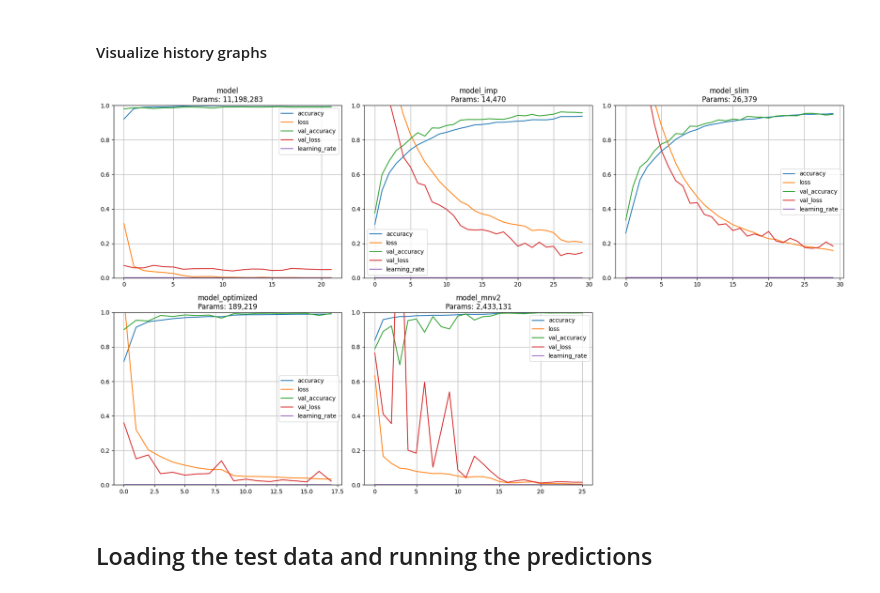
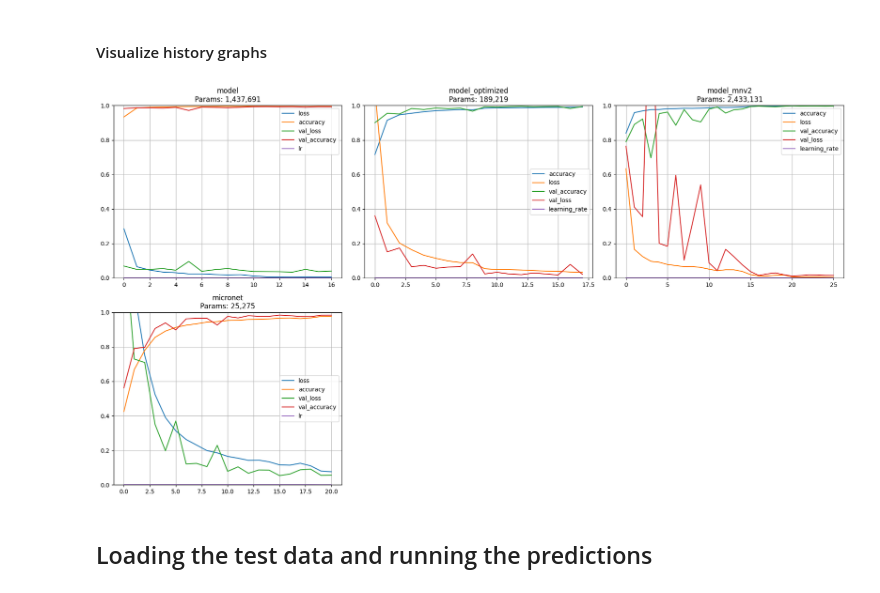
Before and after one commit to ares-17/ItalianSignNet, a Jupyter notebook: src/models/notebook.ipynb, the cells around one changed output. Cells and saved outputs as stored; diff of their text form; code cells hidden in the pictures.

Commit message:
introdotti nuovi modelli di rete neurale

```diff
--- a/src/models/notebook.ipynb
+++ b/src/models/notebook.ipynb
@@ -335,13 +334,13 @@ model = keras.models.Sequential([
     keras.layers.MaxPool2D(pool_size=(2, 2)),
     keras.layers.BatchNormalization(axis=-1),
 
+    keras.layers.Conv2D(filters=48, kernel_size=(3,3), activation='relu'),
     keras.layers.Conv2D(filters=64, kernel_size=(3,3), activation='relu'),
-    keras.layers.Conv2D(filters=128, kernel_size=(3,3), activation='relu'),
     keras.layers.MaxPool2D(pool_size=(2, 2)),
     keras.layers.BatchNormalization(axis=-1),
 
     keras.layers.Flatten(),
-    keras.layers.Dense(512, activation='relu'),
+    keras.layers.Dense(128, activation='relu'),
     keras.layers.BatchNormalization(),
     keras.layers.Dropout(rate=0.5),
 
@@ -584,13 +602,13 @@ lr_scheduler = tf.keras.callbacks.ReduceLROnPlateau(
     monitor='val_loss', factor=0.5, patience=3, verbose=1, min_lr=1e-6
 )
 # %%
-def train_or_load_model(model_name: str, model):
+def train_or_load_model(model_name: str, current_model):
     weights_path = os.path.join(WORSPACE_PATH, f'{model_name}.weights.h5')
     history_path = os.path.join(WORSPACE_PATH, f'history_{model_name}.pkl')
 
     if os.path.isfile(weights_path) and not FORCE_TRAIN_MODELS:
         print(f"[INFO] Caricamento pesi per {model_name} da {weights_path}")
-        model.load_weights(weights_path)
+        current_model.load_weights(weights_path)
         history = None
         if os.path.isfile(history_path):
             print(f"[INFO] Caricamento history per {model_name} da {history_path}")
@@ -602,13 +620,13 @@ def train_or_load_model(model_name: str, model):
         print(f"[INFO] Addestramento modello {model_name}")
         opt = Adam(learning_rate=LR)
         checkpoint = ModelCheckpoint(weights_path, save_best_only=True, save_weights_only=True, monitor='val_loss', mode='min')
-        model.compile(
+        current_model.compile(
             loss='categorical_crossentropy',
             optimizer=opt,
             metrics=['accuracy']
         )
 
-        history = model.fit(
+        history = current_model.fit(
             x=X_train,
             y=y_train,
             epochs=EPOCHS,
@@ -619,21 +637,22 @@ def train_or_load_model(model_name: str, model):
         with open(history_path, 'wb') as f:
             pickle.dump(history.history, f)
 
-    return model, history
+    return current_model, history
 # %%
 models_info = {}
 model_configs = {
     'model': model,
-    'model_imp': model_imp,
-    'model_slim': model_slim,
+    #'model_imp': model_imp,
+    #'model_slim': model_slim,
     'model_optimized': model_optimized,
     'model_mnv2': model_mnv2,
+    'micronet': micronet
 }
 
 for model_name, current_model in model_configs.items():
     model_with_weights, current_history = train_or_load_model(
         model_name=model_name,
-        model=current_model
+        current_model=current_model
     )
 
     models_info[model_name] = {
@@ -657,38 +682,54 @@ for model_name, current_model in model_configs.items():
 # %%
 # Configura la griglia in base al numero di modelli
 n_models = len(models_info)
 n_cols = 3
 n_rows = (n_models + n_cols - 1) // n_cols
 
 fig, axs = plt.subplots(n_rows, n_cols, figsize=(6 * n_cols, 5 * n_rows))
 
 # Garantisci che axs sia 2D anche se c'è solo una riga
-axs = axs if n_rows > 1 else [axs]
+if n_rows == 1:
+    axs = np.array([axs]).reshape(1, -1)
+elif n_cols == 1:
+    axs = np.array([axs]).reshape(-1, 1)
 
 for i, (model_name, info) in enumerate(models_info.items()):
     row = i // n_cols
     col = i % n_cols
 
     history = info['history']
-    model = info['model']
+    current_model = info['model']
 
     if history is not None:
         ax = axs[row][col]
-        pd.DataFrame(history).plot(ax=ax)
-        ax.set_title(f"{model_name}\nParams: {model.count_params():,}")
+
+        # Gestione dei diversi formati di history
+        if isinstance(history, dict):
+            # Caso history da addestramento (Keras)
+            history_df = pd.DataFrame(history)
+        elif hasattr(history, 'history') and isinstance(history.history, dict):
+            # Caso History object (da model.fit())
+            history_df = pd.DataFrame(history.history)
+        else:
+            # Altri casi (potrebbe essere già un DataFrame o altro)
+            history_df = pd.DataFrame(history)
+
+        # Plot dei dati
+        history_df.plot(ax=ax)
+        ax.set_title(f"{model_name}\nParams: {current_model.count_params():,}")
         ax.grid(True)
         ax.set_ylim(0, 1)
 
 # Nasconde gli assi vuoti, se presenti
 for j in range(i + 1, n_rows * n_cols):
     row = j // n_cols
     col = j % n_cols
     fig.delaxes(axs[row][col])
 
 plt.tight_layout()
 plt.show()
 # %% [output]
-[figure, old version]
+[figure, new version]
 # %% [markdown]
 ## Loading the test data and running the predictions
 # %%
```
Also changed, not shown: parts of 19 cells of this notebook, 2 other files.
